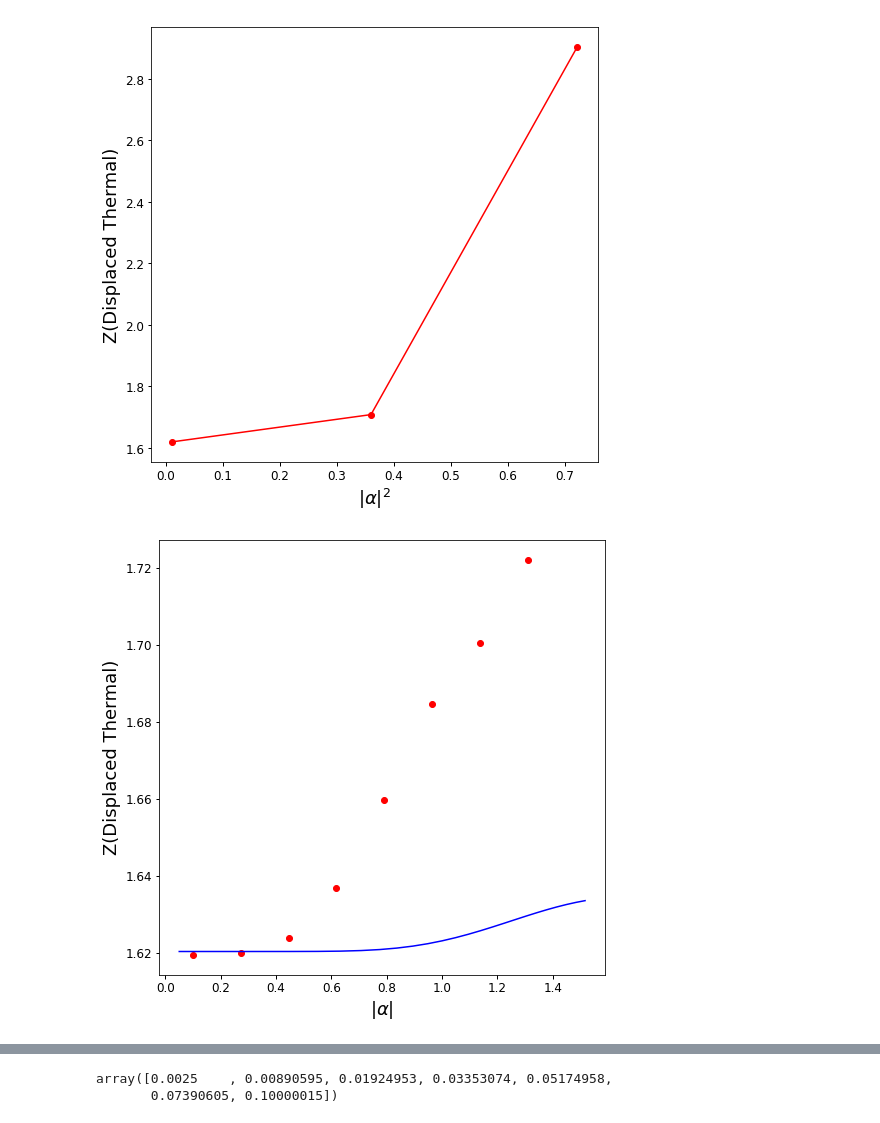
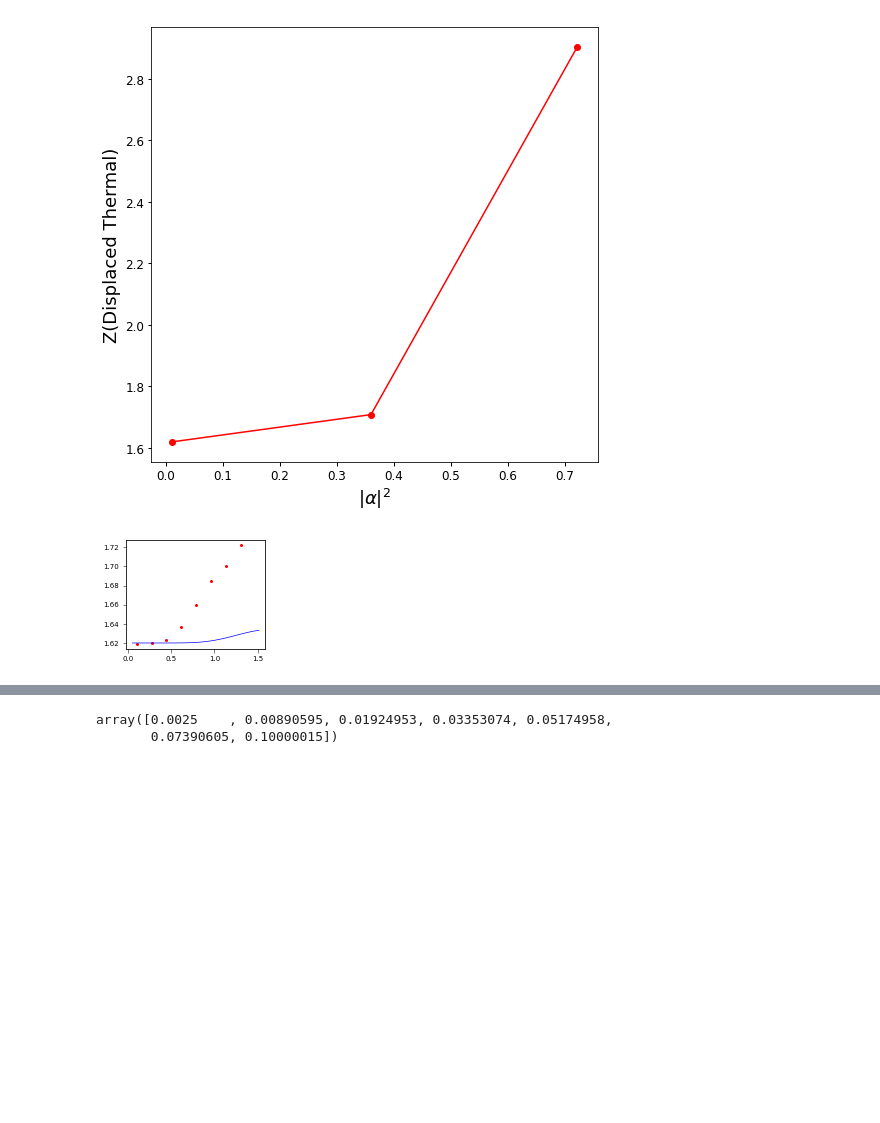
Before and after one commit to estebanmv/Random-Sampling-Extremal-POVMs, a Jupyter notebook: DisplacedPlot.ipynb, the cells around one changed output, grey strips where cells are left out. Saved outputs shown, nothing was run; the diff lists cells and outputs as text; code cells hidden in the pictures; blank space fills up the shorter version.

```diff
--- a/DisplacedPlot.ipynb
+++ b/DisplacedPlot.ipynb
@@ -90,15 +90,17 @@ plt.show()
 # %% [output]
 [figure]
 # %%
-plt.figure(figsize=(8,8))
-plt.plot(np.sqrt(Dprueba.x[:8]),Dprueba.y[:8],'ro')
-plt.plot(np.sqrt(df.x[:29]),df.y[:29],'b-')
+plt.figure(figsize= (2.5,2))
+#plt.figure(figsize=(8,8))
+plt.plot(np.sqrt(Dprueba.x[:8]),Dprueba.y[:8],'ro', markersize=2)
+plt.plot(np.sqrt(df.x[:29]),df.y[:29],'b-',linewidth=0.7)
 #plt.plot(Dprueba.x[9:],Dprueba.y[9:],'ro')
-plt.ylabel('Z(Displaced Thermal)', fontsize=18)
-plt.xlabel(r'$|\alpha|$', fontsize=18)
-plt.tick_params(labelsize=12,width=1)
+#plt.ylabel('Z(Displaced Thermal)', fontsize=18)
+#plt.xlabel(r'$|\alpha|$', fontsize=18)
+plt.tick_params(labelsize=7,width=0.5)
+#plt.tick_params(labelsize=12,width=1)
 plt.savefig('DisplacedThermal-test.pdf')
 plt.show()
 # %% [output]
-[figure, old version]
+[figure, new version]
 # %%
```
Also changed, not shown: parts of 1 cell of this notebook, 1 other file.
